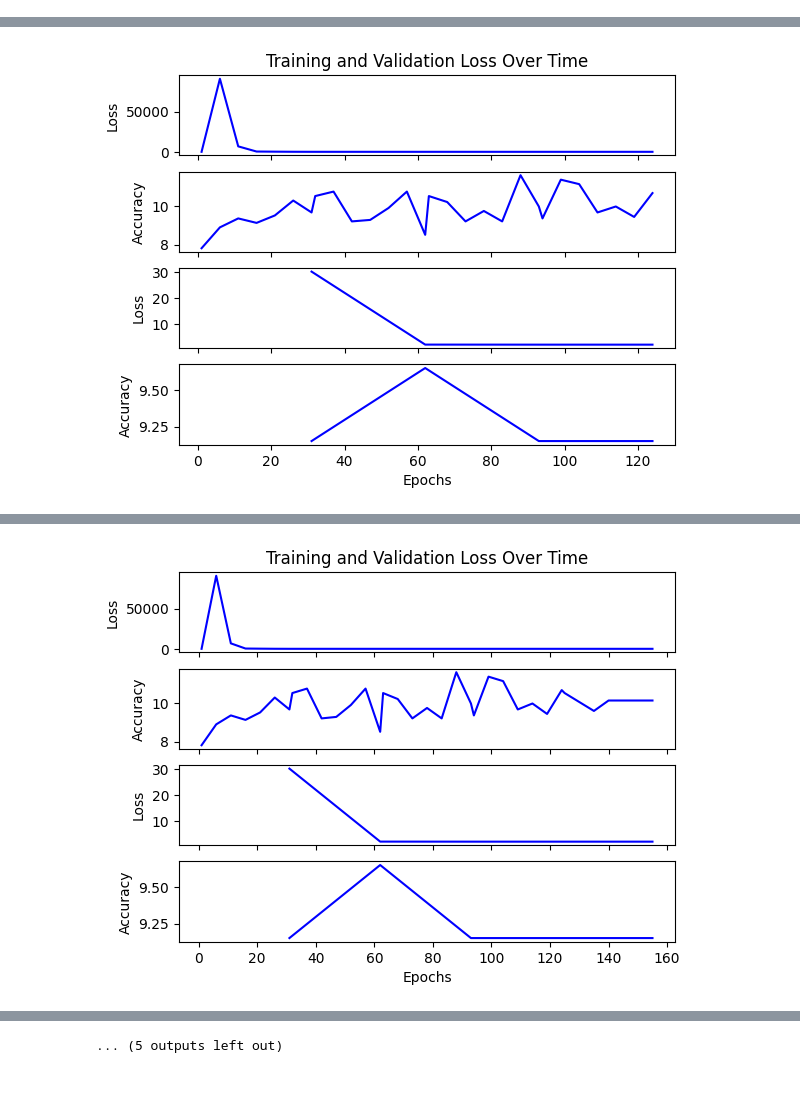
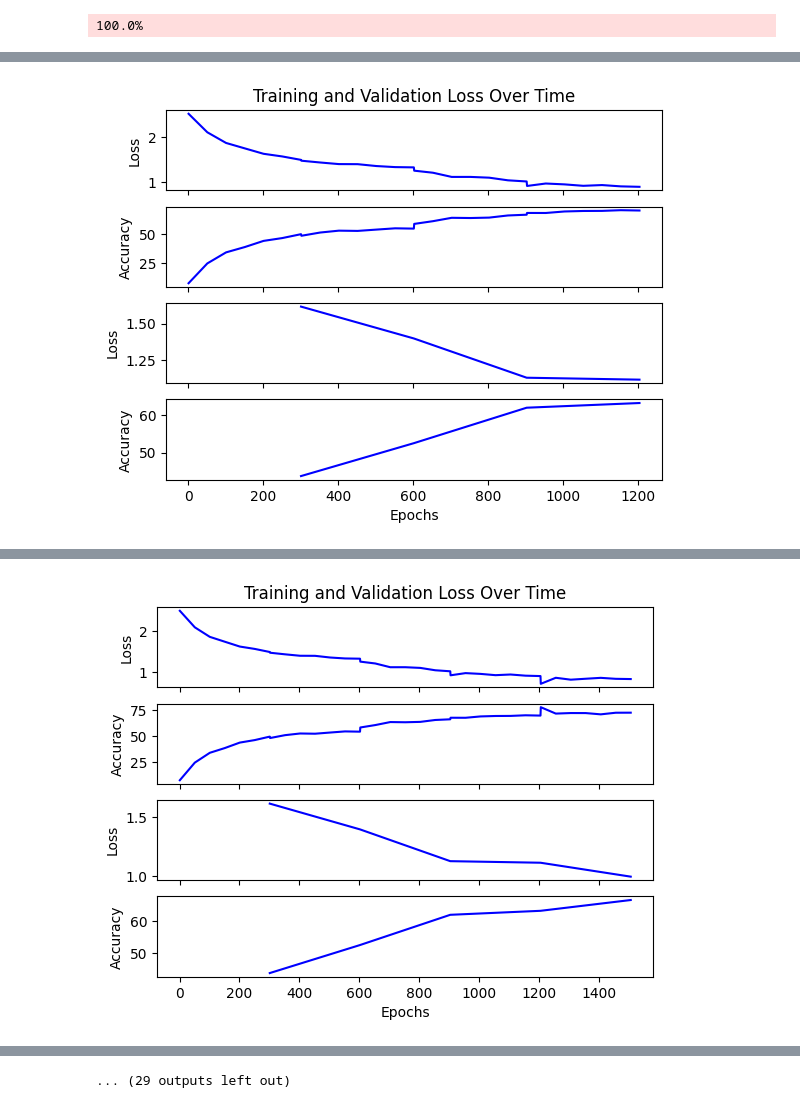
Before and after one commit to benjaminhagan/Residual-Learning-Project, a Jupyter notebook: DeepResNet.ipynb, the cells around one changed output, grey strips where cells are left out. Drawn from its saved outputs; the diff is of its cells as text; code cells hidden in the pictures.

Commit message:
Working resnet for CIFAR dataset

```diff
--- a/DeepResNet.ipynb
+++ b/DeepResNet.ipynb
@@ -13,12 +13,12 @@ import os
 device = 'cuda:0' if torch.cuda.is_available() else 'cpu'
 
 torch.manual_seed(0)
-batch_size = 256
+batch_size = 128
 
 #Downloads datasets
-image_size = (224, 224)
-transform = transforms.Compose([transforms.Resize(image_size), transforms.ToTensor(), transforms.Normalize(mean=[0.485, 0.456, 0.406], std=[0.229, 0.224, 0.225])])
-dataset = torchvision.datasets.Imagenette(root='./data', download=False, transform=transform) #Set download to true first time
+image_size = (32, 32)
+transform = transforms.Compose([transforms.Resize(image_size), transforms.ToTensor(), transforms.Normalize(mean=[0.4914, 0.482, 0.4465], std=[0.247, 0.2435, 0.2616])])
+dataset = torchvision.datasets.CIFAR10(root='./data', download=True, transform=transform) #Set download to true first time
 class_names = dataset.classes
 
 #Split for cross validation
@@ -27,8 +27,10 @@ train_size = len(dataset) - test_size
 train_dataset, test_dataset = torch.utils.data.random_split(dataset, [train_size, test_size])
 
 #Creates DataLoaders for each set
-trainloader = torch.utils.data.DataLoader(train_dataset, batch_size=batch_size, shuffle=True, num_workers=6, pin_memory=True)
-testloader = torch.utils.data.DataLoader(test_dataset, batch_size=batch_size, shuffle=False, num_workers=6, pin_memory=True)
+trainloader = torch.utils.data.DataLoader(train_dataset, batch_size=batch_size, shuffle=True, num_workers=0, pin_memory=True)
+testloader = torch.utils.data.DataLoader(test_dataset, batch_size=batch_size, shuffle=False, num_workers=0, pin_memory=True)
+# %% [output]
+100.0%
 # %%
 #Defines class for a residual block
 class ResidualBlock(nn.Module):
@@ -136,7 +126,7 @@ def train_epoch(network, optimizer, criterion):
     running_accuracy = 0.0
 
     # Generate numpy arrays to save our training data and plot it
-    save_every = 5
+    save_every = 50
     batches = []
     losses = []
     accuracy = []
@@ -156,7 +146,7 @@ def train_epoch(network, optimizer, criterion):
         loss.backward()
         optimizer.step()
 
-        if batch_index % save_every == 0:
+        if batch_index % save_every-1 == 0:
             avg_loss_across_batches = running_loss / batch_count_avg
             avg_acc_across_batches = (running_accuracy / batch_count_avg) * 100
             batches.append(batch_index)
@@ -223,7 +213,7 @@ def new_plot(batches_training, losses_training, accuracies_training, batches_val
     ax[3].relim()
     ax[3].autoscale_view()
 
-    ax[3].set_xlabel('Epochs')
+    ax[3].set_xlabel('Batch Number')
     ax[0].set_title('Training and Validation Loss Over Time')
 
     fig.canvas.draw()
@@ -247,7 +237,7 @@ accuracies_validation = np.array([])
 fig = None
 
 #Trains the CNN
-num_epochs = 8
+num_epochs = 20
 for i in range(num_epochs):
     print(f"Epoch {i+1}")
     batches_toadd, losses_toadd, accuracy_toadd = train_epoch(resnet, optimizer, criterion)
@@ -331,3 +321,3 @@ Val Loss: 2.303, Val Accuracy: 9.2%
 *****************************************
-[figure, old version]
+[figure, new version]
 Epoch 5
@@ -342,3 +332,3 @@ Val Loss: 2.303, Val Accuracy: 9.2%
 *****************************************
-[figure, old version]
+[figure, new version]
 Epoch 6
@@ -355 +345 @@ Val Loss: 2.303, Val Accuracy: 9.2%
-... (5 outputs left out)
+... (29 outputs left out)
```
Also changed, not shown: parts of 8 cells of this notebook.
